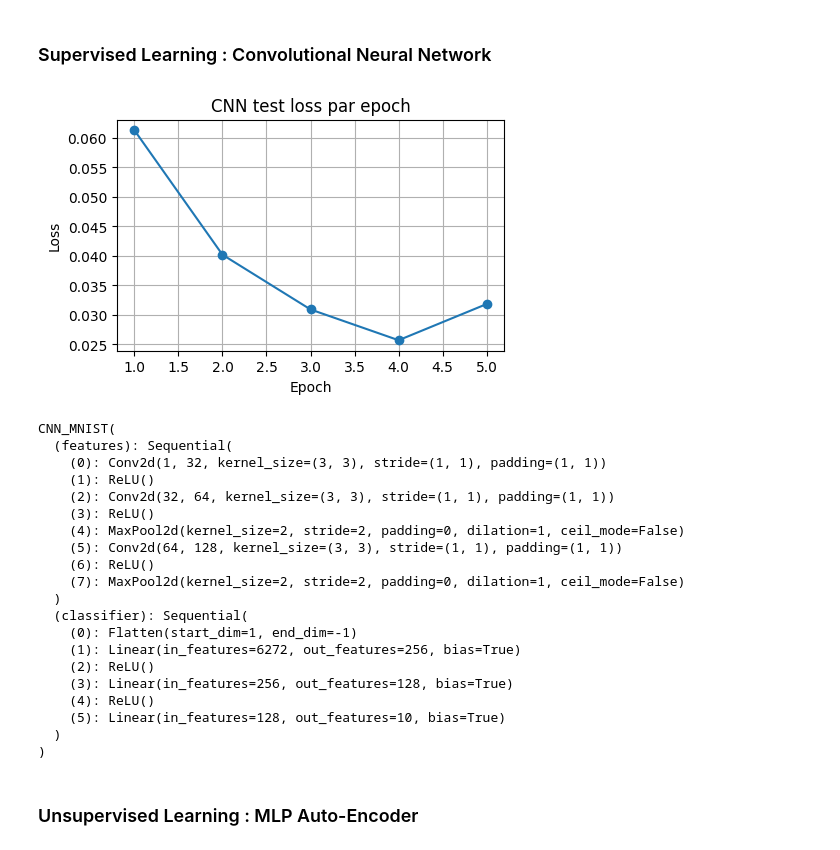
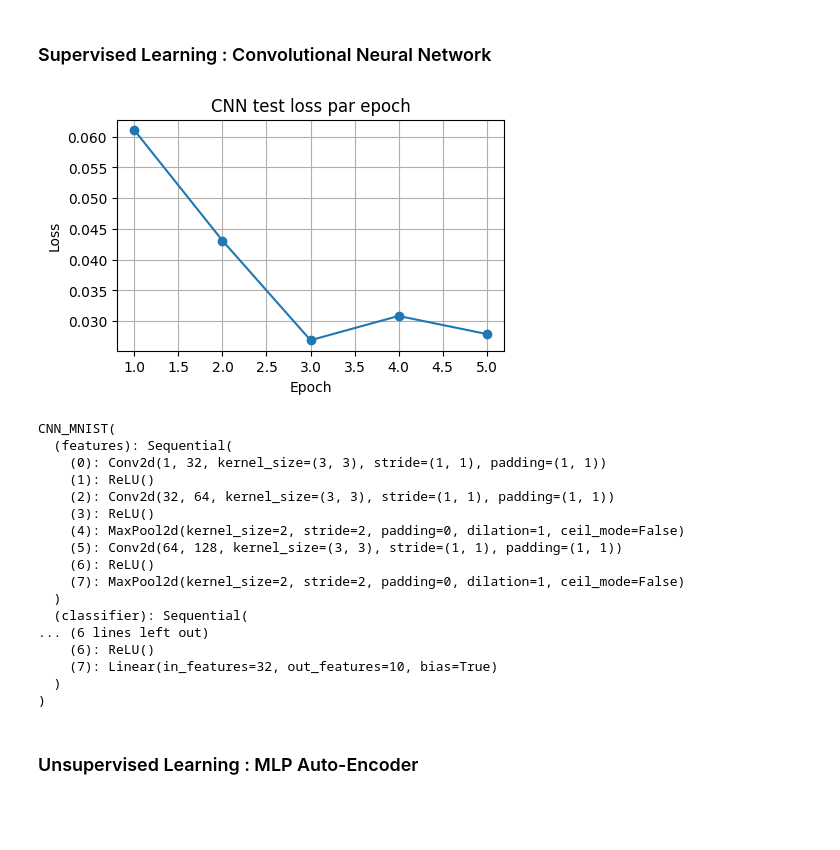
Before and after one commit to francois-thievon/MosAIk, a Jupyter notebook: demonstration/demo_quant_incertitudes.ipynb, the cells around one changed output. Drawn from its saved outputs; the diff is of its cells as text; code cells hidden in the pictures; blank space fills up the shorter version.

```diff
--- a/demonstration/demo_quant_incertitudes.ipynb
+++ b/demonstration/demo_quant_incertitudes.ipynb
@@ -219,7 +222,8 @@ class CNN_MNIST(nn.Module):
             nn.Flatten(),
             nn.Linear(128 * 7 * 7, 256), nn.ReLU(),
             nn.Linear(256, 128), nn.ReLU(),
-            nn.Linear(128, 10)
+            nn.Linear(128, 32), nn.ReLU(),
+            nn.Linear(32, 10)
         )
 
     def forward(self, x):
@@ -251,34 +255,34 @@ for epoch in range(1, epochs + 1):
     correct = 0
     total = 0
     test_loss = 0.0
     with torch.no_grad():
         for x, y in mnist_test_loader:
             x, y = x.to(device), y.to(device)
             logits = cnn_mnist(x)
             loss = criterion(logits, y)
             test_loss += loss.item() * x.size(0)
             preds = logits.argmax(dim=1)
             correct += (preds == y).sum().item()
             total += y.size(0)
     test_loss = test_loss / len(mnist_test_loader.dataset)
     test_losses.append(test_loss)
     acc = correct / total
     print(f"CNN Epoch {epoch} - loss: {train_loss:.4f} - val_loss: {test_loss:.4f} - acc: {acc:.4f}")
 
     # Actualisation du même graphe (taille fixe)
     clear_output(wait=True)
     ax.cla()
     ax.plot(range(1, len(test_losses) + 1), test_losses, marker="o")
     ax.set_title("CNN test loss par epoch")
     ax.set_xlabel("Epoch")
     ax.set_ylabel("Loss")
     ax.grid(True)
     display(fig)
 
 plt.close(fig)
 print(cnn_mnist)
 # %% [output]
-[figure, old version]
+[figure, new version]
 CNN_MNIST(
   (features): Sequential(
     (0): Conv2d(1, 32, kernel_size=(3, 3), stride=(1, 1), padding=(1, 1))
@@ -291,12 +295,9 @@ CNN_MNIST(
     (7): MaxPool2d(kernel_size=2, stride=2, padding=0, dilation=1, ceil_mode=False)
   )
   (classifier): Sequential(
-    (0): Flatten(start_dim=1, end_dim=-1)
-    (1): Linear(in_features=6272, out_features=256, bias=True)
-    (2): ReLU()
-    (3): Linear(in_features=256, out_features=128, bias=True)
-    (4): ReLU()
-    (5): Linear(in_features=128, out_features=10, bias=True)
+... (6 lines left out)
+    (6): ReLU()
+    (7): Linear(in_features=32, out_features=10, bias=True)
   )
 )
 # %% [markdown]
```
Also changed, not shown: parts of 12 cells of this notebook, 1 other file.
